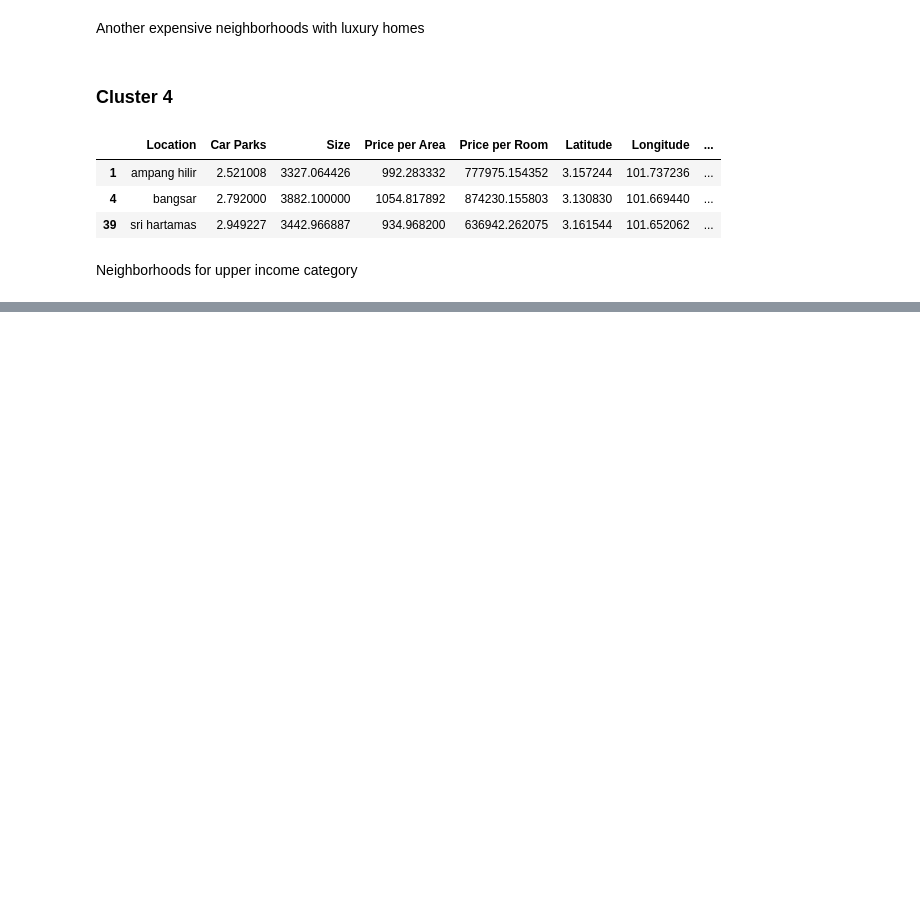
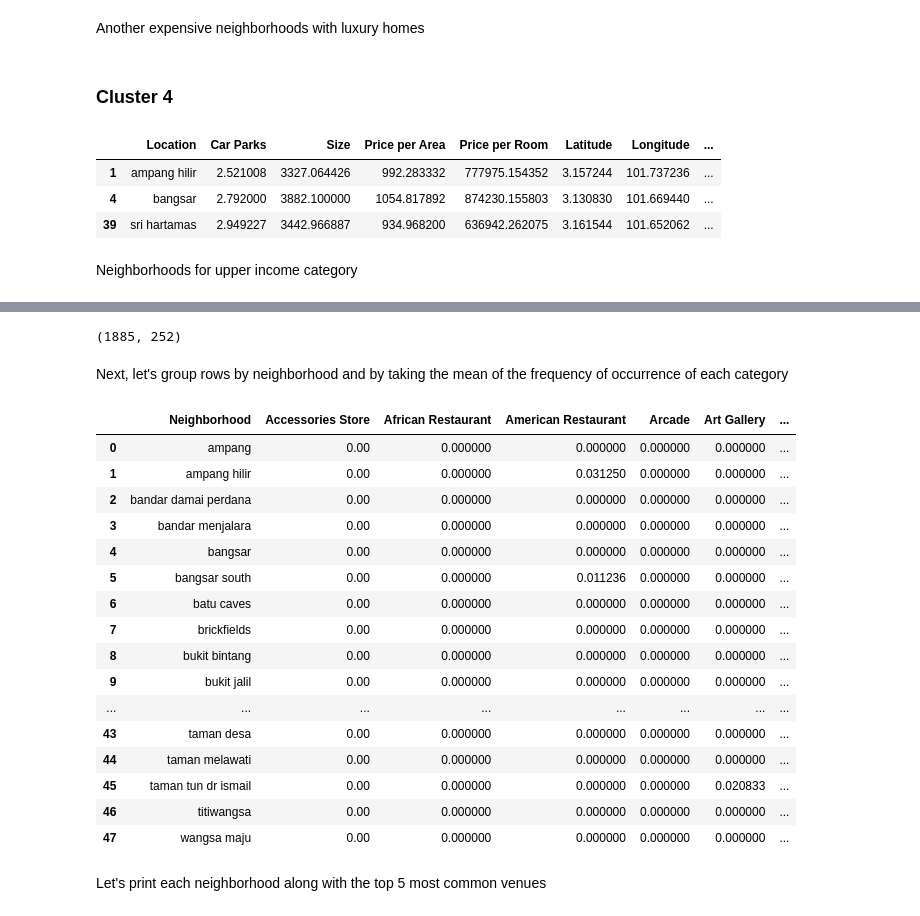
Before and after one commit to anvarnarz/ML-clustering-kl-properties-vs-venues, a Jupyter notebook: main.ipynb, the cells around one changed output, grey strips where cells are left out. Saved outputs shown, nothing was run; the diff lists cells and outputs as text; code cells hidden in the pictures; blank space fills up the shorter version.

```diff
--- a/main.ipynb
+++ b/main.ipynb
@@ -449,0 +455,5 @@ Neighborhoods for upper income category
+# %%
+CLIENT_ID = 'HOGPJE3HEQSUCCOHACGSFU22DYGFV4NM3VG2WELOIHXBH0QF' # your Foursquare ID (fake)
+CLIENT_SECRET = 'Y0DLYDDF2YBRYE2IITVXVPLIYZ4YAAI2VR0FEKDKZ3UDB1MA' # your Foursquare Secret
+VERSION = '20200612' # Foursquare API version
+LIMIT=100
@@ -449,0 +511,2 @@ Neighborhoods for upper income category
+# %%
+kl_venues = getNearbyVenues(names=df_districts['District'], latitudes=df_districts['Latitude'],longitudes=df_districts['Longitude'])
@@ -449,0 +571,11 @@ Neighborhoods for upper income category
+# %%
+# one hot encoding
+kl_venues_onehot = pd.get_dummies(kl_venues[['Venue Category']], prefix="", prefix_sep="")
+columns = kl_venues_onehot.columns.to_list()
+# rearrange columns
+columns.insert(0,'Neighborhood')
+# add neighborhood column back to dataframe
+kl_venues_onehot['Neighborhood'] = kl_venues['Neighborhood']
+# move neighborhood column to the first column
+kl_venues_onehot = kl_venues_onehot[columns]
+kl_venues_onehot.head()
@@ -449,0 +589,29 @@ Neighborhoods for upper income category
+# %%
+kl_venues_onehot.shape
+# %% [output]
+(1885, 252)
+# %% [markdown]
+Next, let's group rows by neighborhood and by taking the mean of the frequency of occurrence of each category
+# %%
+kl_venues_grouped = kl_venues_onehot.groupby('Neighborhood').mean().reset_index()
+kl_venues_grouped
+# %% [output]
+|  | Neighborhood | Accessories Store | African Restaurant | American Restaurant | Arcade | Art Gallery | ... |
+| 0 | ampang | 0.00 | 0.000000 | 0.000000 | 0.000000 | 0.000000 | ... |
+| 1 | ampang hilir | 0.00 | 0.000000 | 0.031250 | 0.000000 | 0.000000 | ... |
+| 2 | bandar damai perdana | 0.00 | 0.000000 | 0.000000 | 0.000000 | 0.000000 | ... |
+| 3 | bandar menjalara | 0.00 | 0.000000 | 0.000000 | 0.000000 | 0.000000 | ... |
+| 4 | bangsar | 0.00 | 0.000000 | 0.000000 | 0.000000 | 0.000000 | ... |
+| 5 | bangsar south | 0.00 | 0.000000 | 0.011236 | 0.000000 | 0.000000 | ... |
+| 6 | batu caves | 0.00 | 0.000000 | 0.000000 | 0.000000 | 0.000000 | ... |
+| 7 | brickfields | 0.00 | 0.000000 | 0.000000 | 0.000000 | 0.000000 | ... |
+| 8 | bukit bintang | 0.00 | 0.000000 | 0.000000 | 0.000000 | 0.000000 | ... |
+| 9 | bukit jalil | 0.00 | 0.000000 | 0.000000 | 0.000000 | 0.000000 | ... |
+| ... | ... | ... | ... | ... | ... | ... | ... |
+| 43 | taman desa | 0.00 | 0.000000 | 0.000000 | 0.000000 | 0.000000 | ... |
+| 44 | taman melawati | 0.00 | 0.000000 | 0.000000 | 0.000000 | 0.000000 | ... |
+| 45 | taman tun dr ismail | 0.00 | 0.000000 | 0.000000 | 0.000000 | 0.020833 | ... |
+| 46 | titiwangsa | 0.00 | 0.000000 | 0.000000 | 0.000000 | 0.000000 | ... |
+| 47 | wangsa maju | 0.00 | 0.000000 | 0.000000 | 0.000000 | 0.000000 | ... |
+# %% [markdown]
+Let's print each neighborhood along with the top 5 most common venues
```
Also changed, not shown: parts of 36 cells of this notebook.
